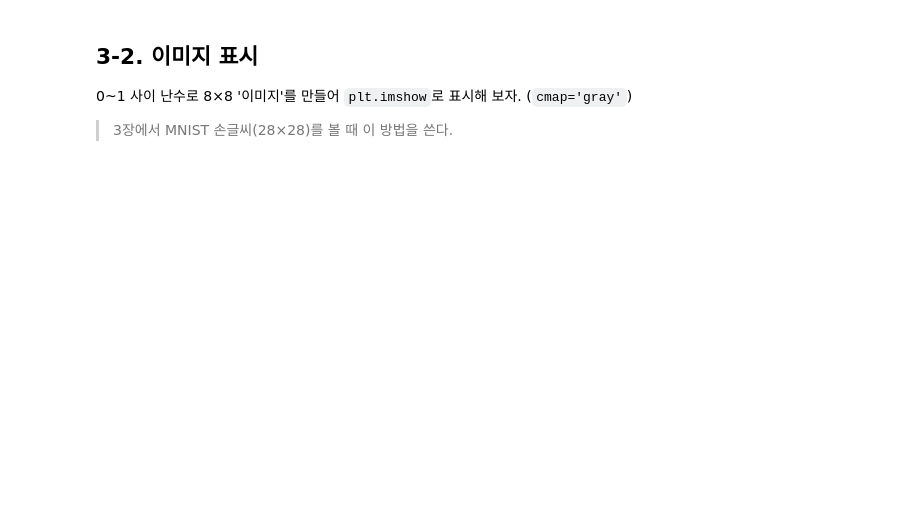
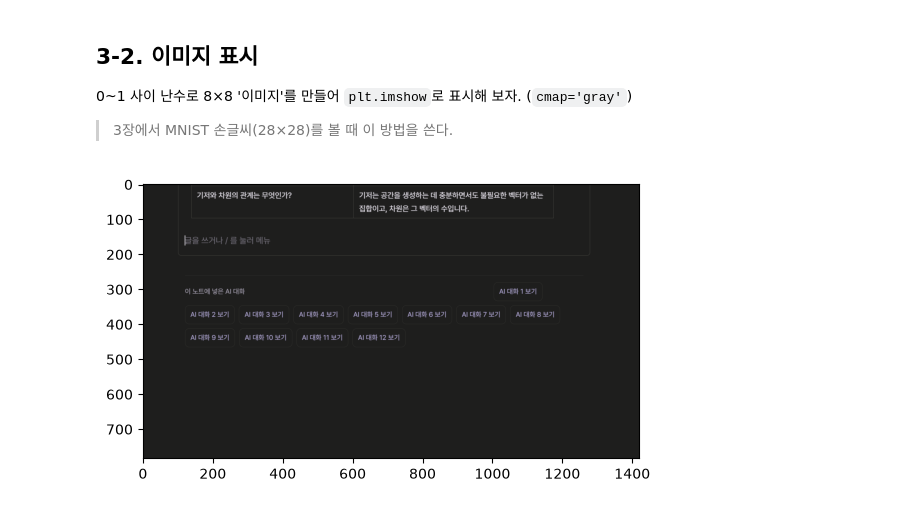
Before and after one commit to SongDJ-coder/-, a Jupyter notebook: ch01_python/ch01_practice.ipynb, the cells around one changed output. Cells and saved outputs as stored; diff of their text form; code cells hidden in the pictures; blank space fills up the shorter version.

```diff
--- a/ch01_python/ch01_practice.ipynb
+++ b/ch01_python/ch01_practice.ipynb
@@ -555,4 +612,14 @@ plt.show()
 ## 3-2. 이미지 표시
 0~1 사이 난수로 8×8 '이미지'를 만들어 `plt.imshow`로 표시해 보자. (`cmap='gray'`)
 > 3장에서 MNIST 손글씨(28×28)를 볼 때 이 방법을 쓴다.
+# %%
+import matplotlib.pyplot as plt
+from matplotlib.image import imread
+
+img = imread(r"C:\Users\sdj03\Pictures\Screenshots\Screenshot 2026-11-11 222919.png" )
+
+plt.imshow(img)
+plt.show()
+# %% [output]
+[figure, added]
 # %%
```
Also changed, not shown: parts of 11 cells of this notebook, 6 other files.
